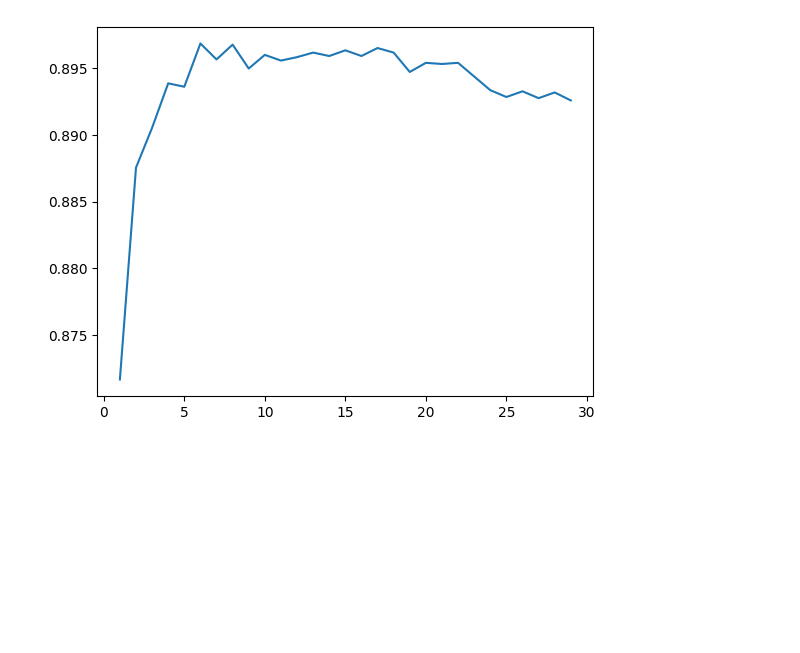
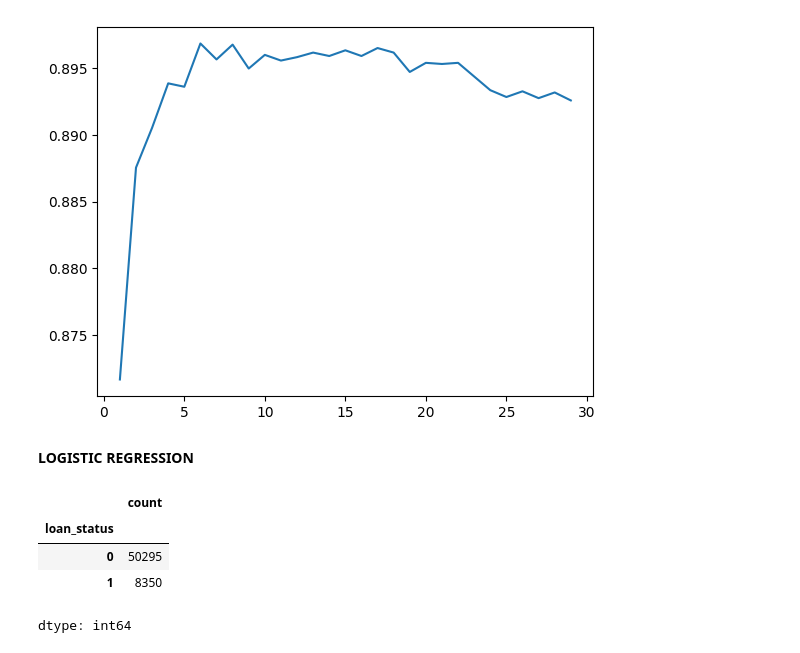
Before and after one commit to Xatfu/Loan_approval_prediction, a Jupyter notebook: LoanApproval.ipynb, the cells around one changed output. Saved outputs shown, nothing was run; the diff lists cells and outputs as text; code cells hidden in the pictures; blank space fills up the shorter version.

Commit message:
adding a logistic regression model

```diff
--- a/LoanApproval.ipynb
+++ b/LoanApproval.ipynb
@@ -269,3 +269,17 @@ final_model = model.predict(X_test)
 df_sub['loan_status'] = final_model
 # %%
 df_sub.to_csv('sub.csv', index=False, index_label=False)
+# %% [markdown]
+**LOGISTIC REGRESSION**
+# %%
+X_train = df_train.drop('loan_status', axis = 1)
+y_train = df_train['loan_status']
+X_test = df_test.copy()
+# %%
+y_train.value_counts()
+# %% [output]
+|  | count |
+| loan_status |  |
+| 0 | 50295 |
+| 1 | 8350 |
+dtype: int64
```
Also changed, not shown: parts of 10 cells of this notebook.
